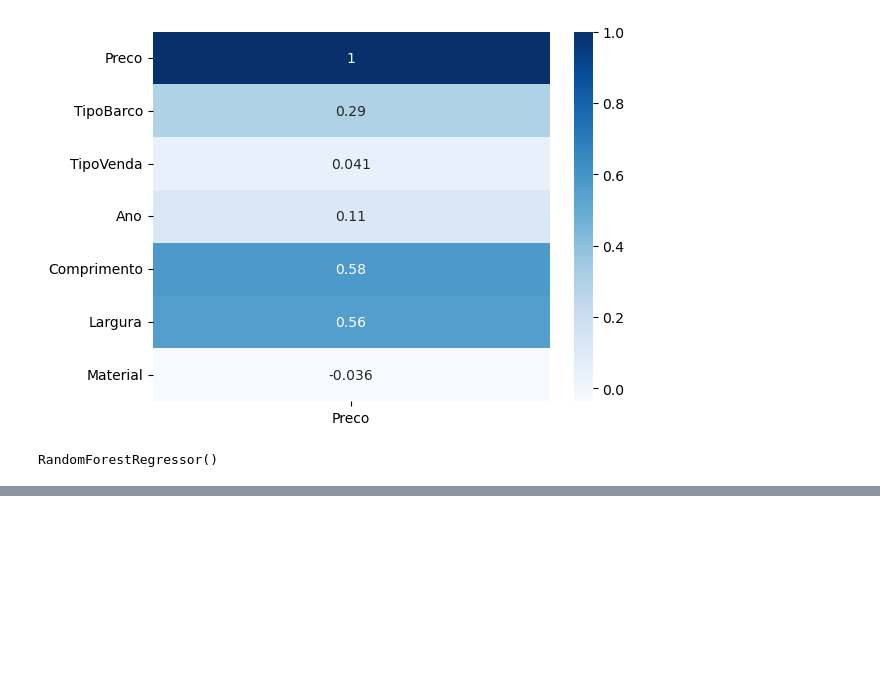
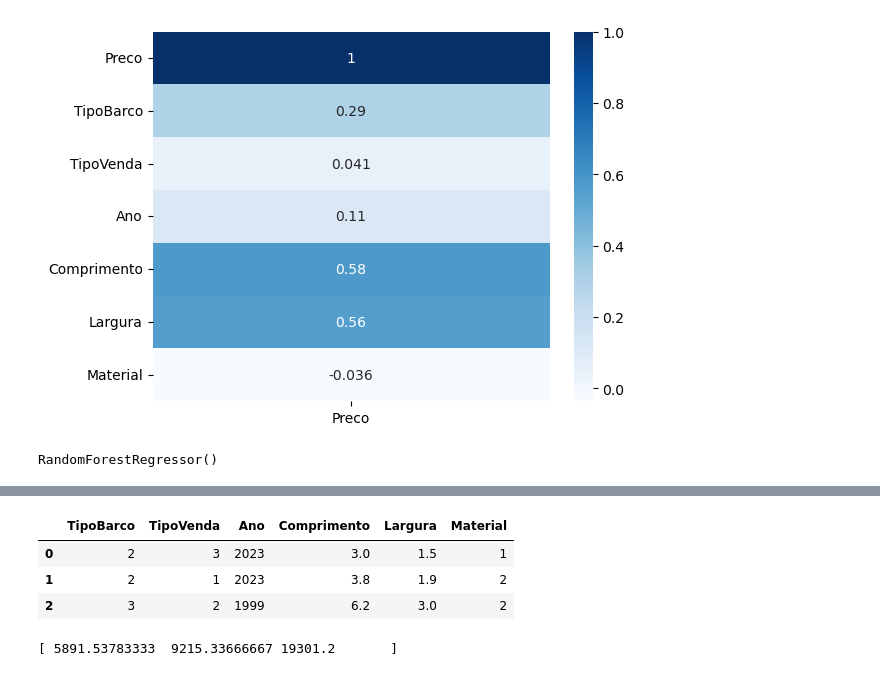
Before and after one commit to niqueborges/Projetos, a Jupyter notebook: IntensivaoPythonHashtag2023/Aula 4/Previsão de Preços.ipynb, the cells around one changed output, grey strips where cells are left out. Saved outputs shown, nothing was run; the diff lists cells and outputs as text; code cells hidden in the pictures; blank space fills up the shorter version.

```diff
--- a/IntensivaoPythonHashtag2023/Aula 4/Previsão de Preços.ipynb
+++ b/IntensivaoPythonHashtag2023/Aula 4/Previsão de Preços.ipynb
@@ -115,2 +128,12 @@ print(metrics.r2_score(y_teste, previsao_arvoredecisao))
 # %%
 # Passo 7: Interpretação de Resultados
+nova_tabela = pd.read_csv("novos_barcos.csv")
+display(nova_tabela)
+previsao = modelo_arvoredecisao.predict(nova_tabela)
+print(previsao)
+# %% [output]
+|  | TipoBarco | TipoVenda | Ano | Comprimento | Largura | Material |
+| 0 | 2 | 3 | 2023 | 3.0 | 1.5 | 1 |
+| 1 | 2 | 1 | 2023 | 3.8 | 1.9 | 2 |
+| 2 | 3 | 2 | 1999 | 6.2 | 3.0 | 2 |
+[ 5891.53783333  9215.33666667 19301.2       ]
```
Also changed, not shown: parts of 3 cells of this notebook.
